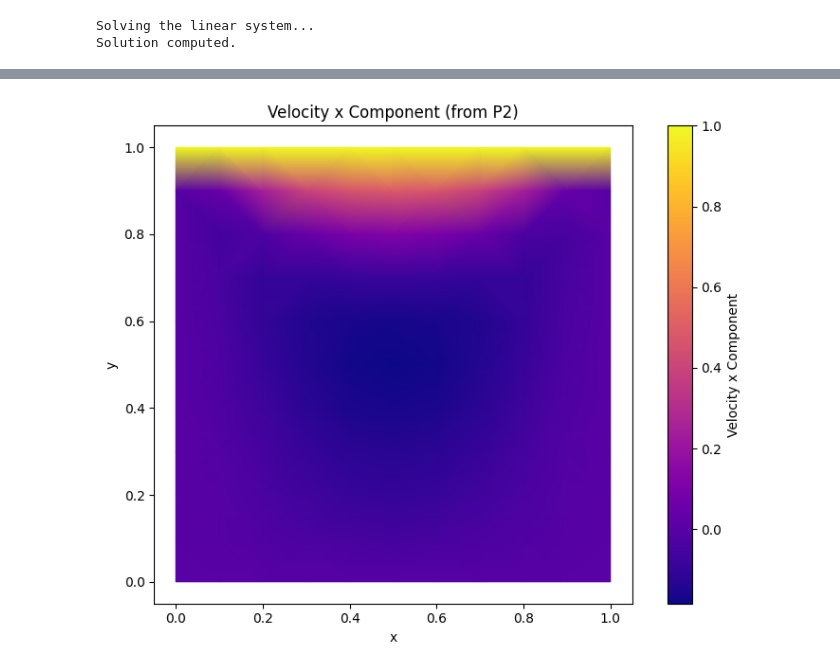
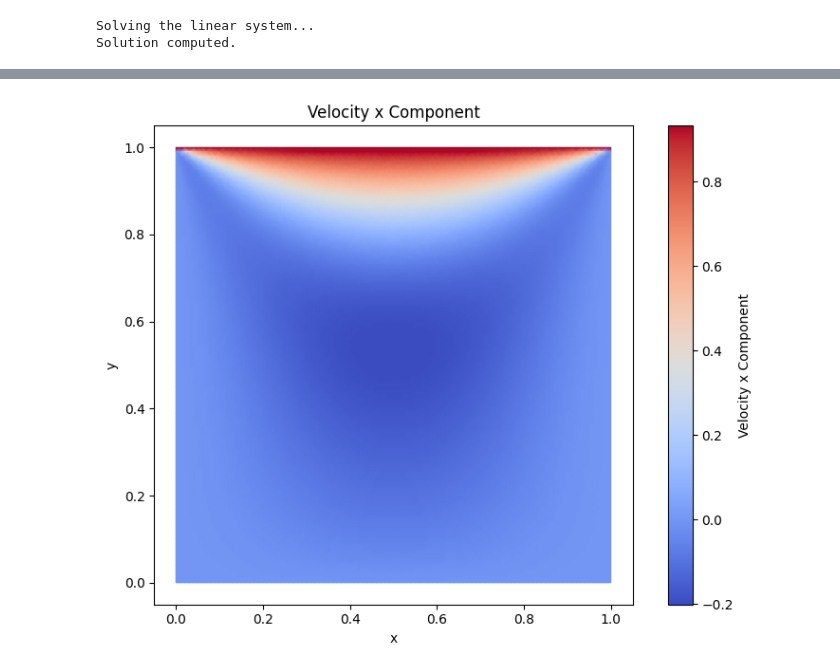
Before and after one commit to Adam-R-Lawrence/CS555-Miniapp, a Jupyter notebook: taylor_hood_elements_for_stokes.ipynb, the cells around one changed output, grey strips where cells are left out. Drawn from its saved outputs; the diff is of its cells as text; code cells hidden in the pictures.

```diff
--- a/taylor_hood_elements_for_stokes.ipynb
+++ b/taylor_hood_elements_for_stokes.ipynb
@@ -33,7 +33,6 @@ from scipy.interpolate import griddata
 # %% [markdown]
 ### Functions relating to the mesh
 # %%
-
 def generate_triangular_mesh(x_len=1.0, y_len=1.0, mesh_size=0.1):
     num_x = int(x_len / mesh_size) + 1
     num_y = int(y_len / mesh_size) + 1
@@ -43,8 +42,8 @@ def generate_triangular_mesh(x_len=1.0, y_len=1.0, mesh_size=0.1):
     points = np.vstack([X.ravel(), Y.ravel()]).T
     triangulation = Delaunay(points)
     mesh = {
-        'points': points,  # vertices (for P1 pressure)
-        'triangles': triangulation.simplices,  # connectivity for linear elements
+        'points': points,
+        'triangles': triangulation.simplices,  # IEN
         'num_x': num_x,
         'num_y': num_y
     }
@@ -70,6 +69,6 @@ def plot_mesh(mesh, x_len=1.0, y_len=1.0):
 
 
 # Create and plot the mesh
-mesh = generate_triangular_mesh(mesh_size=0.1)
+mesh = generate_triangular_mesh(mesh_size=0.01)
 plot_mesh(mesh)
 # %% [output]
@@ -410,13 +407,30 @@ p = sol[2 * N_vel:]  # pressure (P1 dofs corresponding to mesh['points'])
 Solving the linear system...
 Solution computed.
 # %%
+import numpy as np
+import matplotlib.pyplot as plt
+import matplotlib.tri as tri
+from scipy.interpolate import griddata
 
 def plot_pressure(mesh, p):
+    """
+    Plot the pressure field using a diverging colormap suitable for flow fields.
+    The colormap is set to "coolwarm" with percentile-based clipping (1st and 99th percentiles)
+    to reduce the influence of extreme outliers.
+    """
+    pmin, pmax = np.percentile(p, [1, 99])
+
     plt.figure(figsize=(8, 6))
-    tri_obj = tri.Triangulation(mesh['points'][:, 0], mesh['points'][:, 1], mesh['triangles'])
-    tpc = plt.tripcolor(tri_obj, p, shading='gouraud', cmap='viridis')
+    tri_obj = tri.Triangulation(mesh['points'][:, 0],
+                                mesh['points'][:, 1],
+                                mesh['triangles'])
+
+    # Use a diverging colormap ("coolwarm") and clip the data at the 1st and 99th percentiles.
+    tpc = plt.tripcolor(tri_obj, p, shading='gouraud', cmap='coolwarm',
+                        vmin=pmin, vmax=pmax)
+
     plt.colorbar(tpc, label='Pressure')
-    plt.title("Pressure Field (P1)")
+    plt.title("Pressure Field")
     plt.xlabel("x")
     plt.ylabel("y")
     plt.gca().set_aspect('equal')
@@ -425,66 +439,65 @@ def plot_pressure(mesh, p):
 
 
 def plot_velocity(V2, u, v):
-    """
-    Plot the velocity field given velocity nodes, u (x component) and v (y component).
-    This function creates the following plots:
-      1. Velocity magnitude using tripcolor.
-      2. Velocity x component using tripcolor.
-      3. Velocity y component using tripcolor.
-      4. A streamline plot computed on a structured grid.
-
-    Inputs:
-      V2 : ndarray of shape (N,2) with the coordinates of the velocity nodes.
-      u  : ndarray containing the x component of the velocity.
-      v  : ndarray containing the y component of the velocity.
-
-    Note: The function assumes that the connectivity array `E2` is available globally.
-    """
     U = u
     Vv = v
     vel_mag = np.sqrt(U**2 + Vv**2)
 
-    # Create a triangulation object for the first three nodes in each E2 row
+    # Create a triangulation object from the velocity node coordinates and connectivity.
     tri_obj = tri.Triangulation(V2[:, 0], V2[:, 1], E2[:, :3])
 
-    # Plot velocity magnitude.
+    # ---- Plot Velocity Magnitude ----
     plt.figure(figsize=(8, 6))
-    tpc = plt.tripcolor(tri_obj, vel_mag, shading='gouraud', cmap='plasma')
+    mag_min, mag_max = np.percentile(vel_mag, [1, 99])
+    tpc = plt.tripcolor(tri_obj, vel_mag, shading='gouraud', cmap='coolwarm',
+                        vmin=mag_min, vmax=mag_max)
     plt.colorbar(tpc, label='Velocity Magnitude')
-    plt.title("Velocity Magnitude (from P2)")
+    plt.title("Velocity Magnitude")
     plt.xlabel("x")
     plt.ylabel("y")
     plt.gca().set_aspect('equal')
     plt.tight_layout()
     plt.show()
 
-    # Plot velocity x component.
+    # ---- Plot Velocity x Component ----
     plt.figure(figsize=(8, 6))
-    tpc_x = plt.tripcolor(tri_obj, U, shading='gouraud', cmap='plasma')
+    ux_min, ux_max = np.percentile(U, [1, 99])
+    tpc_x = plt.tripcolor(tri_obj, U, shading='gouraud', cmap='coolwarm',
+                          vmin=ux_min, vmax=ux_max)
     plt.colorbar(tpc_x, label='Velocity x Component')
-    plt.title("Velocity x Component (from P2)")
+    plt.title("Velocity x Component")
     plt.xlabel("x")
     plt.ylabel("y")
     plt.gca().set_aspect('equal')
     plt.tight_layout()
     plt.show()
 
-    # Plot velocity y component.
+    # ---- Plot Velocity y Component ----
     plt.figure(figsize=(8, 6))
-    tpc_y = plt.tripcolor(tri_obj, Vv, shading='gouraud', cmap='plasma')
+    vy_min, vy_max = np.percentile(Vv, [1, 99])
+    tpc_y = plt.tripcolor(tri_obj, Vv, shading='gouraud', cmap='coolwarm',
+                          vmin=vy_min, vmax=vy_max)
     plt.colorbar(tpc_y, label='Velocity y Component')
-    plt.title("Velocity y Component (from P2)")
+    plt.title("Velocity y Component")
     plt.xlabel("x")
     plt.ylabel("y")
     plt.gca().set_aspect('equal')
     plt.tight_layout()
     plt.show()
 
-    # Interpolate the velocity field onto a structured grid for streamline plotting.
-    num_x = 50
-    num_y = 50
-    xi = np.linspace(0, 1, num_x)
-    yi = np.linspace(0, 1, num_y)
+    # ---- Streamline Plot ----
+    # Determine the interpolation grid boundaries from V2.
+    x_min, x_max = np.min(V2[:, 0]), np.max(V2[:, 0])
+    y_min, y_max = np.min(V2[:, 1]), np.max(V2[:, 1])
+
+    # Determine the number of grid points from unique coordinates, with a fallback value.
+    unique_x = np.unique(V2[:, 0])
+    unique_y = np.unique(V2[:, 1])
+    num_x = len(unique_x) if len(unique_x) > 1 else 50
+    num_y = len(unique_y) if len(unique_y) > 1 else 50
+
+    xi = np.linspace(x_min, x_max, num_x)
+    yi = np.linspace(y_min, y_max, num_y)
     Xg, Yg = np.meshgrid(xi, yi)
 
     Ug = griddata(V2, U, (Xg, Yg), method='linear')
@@ -499,6 +512,7 @@ def plot_velocity(V2, u, v):
     plt.tight_layout()
     plt.show()
 
+
 plot_pressure(mesh, p)
 plot_velocity(V2, u, v)
 # %% [output]
@@ -507 +521 @@ plot_velocity(V2, u, v)
-[figure, old version]
+[figure, new version]
```
Also changed, not shown: parts of 6 cells of this notebook.
